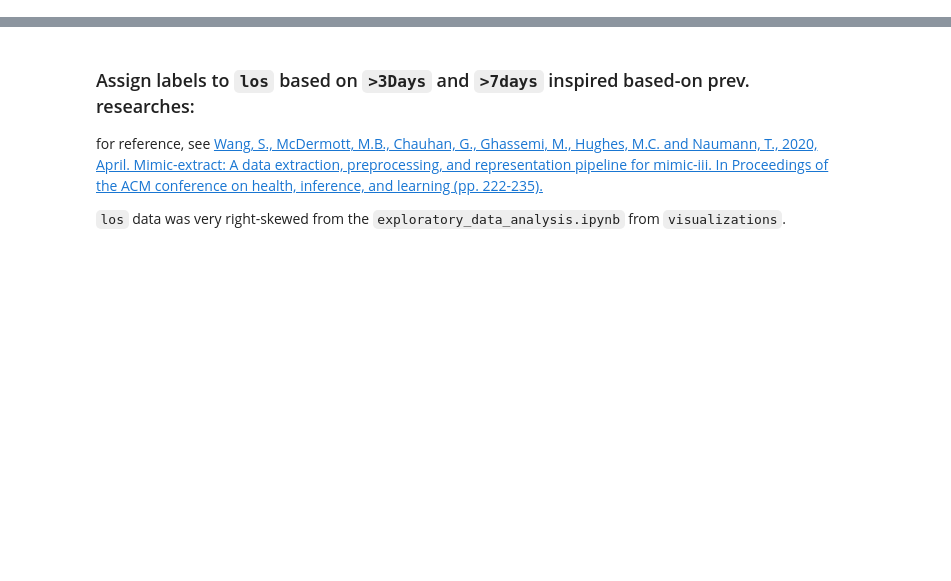
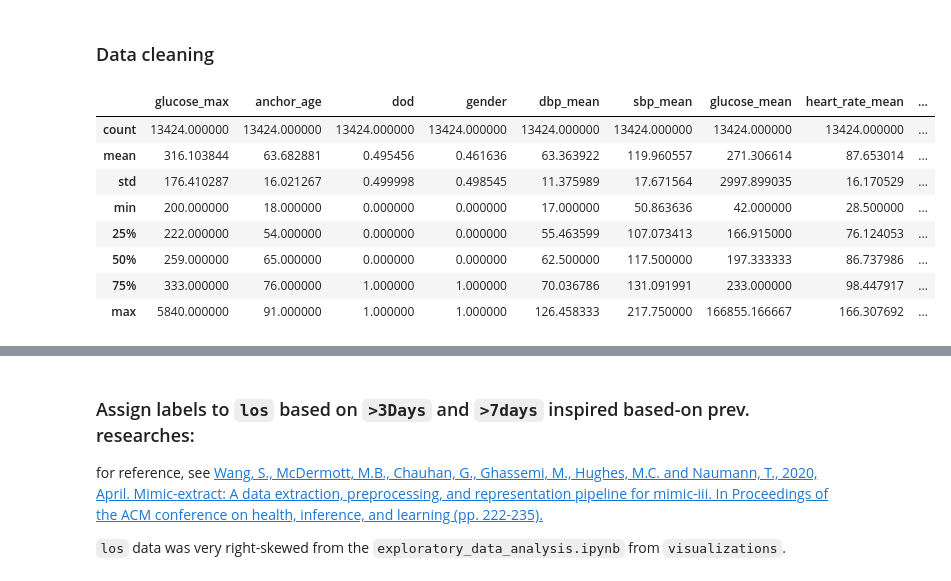
Before and after one commit to Kukaheadla/COMP90089_group_project, a Jupyter notebook: models/categorizer.ipynb, the cells around one changed output, grey strips where cells are left out. Drawn from its saved outputs; the diff is of its cells as text; code cells hidden in the pictures; blank space fills up the shorter version.

```diff
--- a/models/categorizer.ipynb
+++ b/models/categorizer.ipynb
@@ -30,0 +31,14 @@ Dataframe Features: Index(['subject_id', 'stay_id', 'glucose_max', 'anchor_age',
+# %% [markdown]
+### Data cleaning
+# %%
+patient_df.describe()
+# %% [output]
+|  | glucose_max | anchor_age | dod | gender | dbp_mean | sbp_mean | glucose_mean | heart_rate_mean | ... |
+| count | 13424.000000 | 13424.000000 | 13424.000000 | 13424.000000 | 13424.000000 | 13424.000000 | 13424.000000 | 13424.000000 | ... |
+| mean | 316.103844 | 63.682881 | 0.495456 | 0.461636 | 63.363922 | 119.960557 | 271.306614 | 87.653014 | ... |
+| std | 176.410287 | 16.021267 | 0.499998 | 0.498545 | 11.375989 | 17.671564 | 2997.899035 | 16.170529 | ... |
+| min | 200.000000 | 18.000000 | 0.000000 | 0.000000 | 17.000000 | 50.863636 | 42.000000 | 28.500000 | ... |
+| 25% | 222.000000 | 54.000000 | 0.000000 | 0.000000 | 55.463599 | 107.073413 | 166.915000 | 76.124053 | ... |
+| 50% | 259.000000 | 65.000000 | 0.000000 | 0.000000 | 62.500000 | 117.500000 | 197.333333 | 86.737986 | ... |
+| 75% | 333.000000 | 76.000000 | 1.000000 | 1.000000 | 70.036786 | 131.091991 | 233.000000 | 98.447917 | ... |
+| max | 5840.000000 | 91.000000 | 1.000000 | 1.000000 | 126.458333 | 217.750000 | 166855.166667 | 166.307692 | ... |
```
Also changed, not shown: parts of 12 cells of this notebook, 3 other files.
